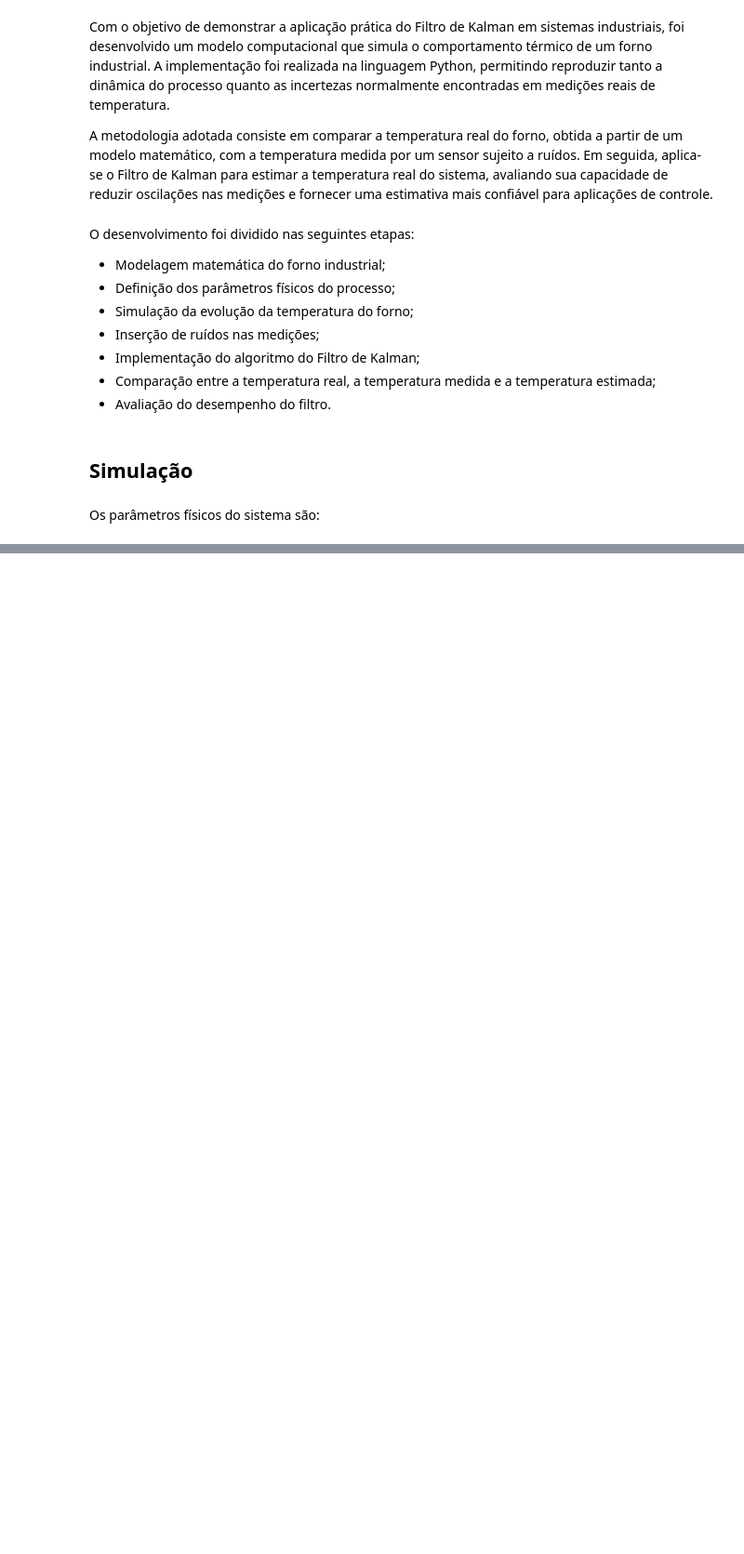
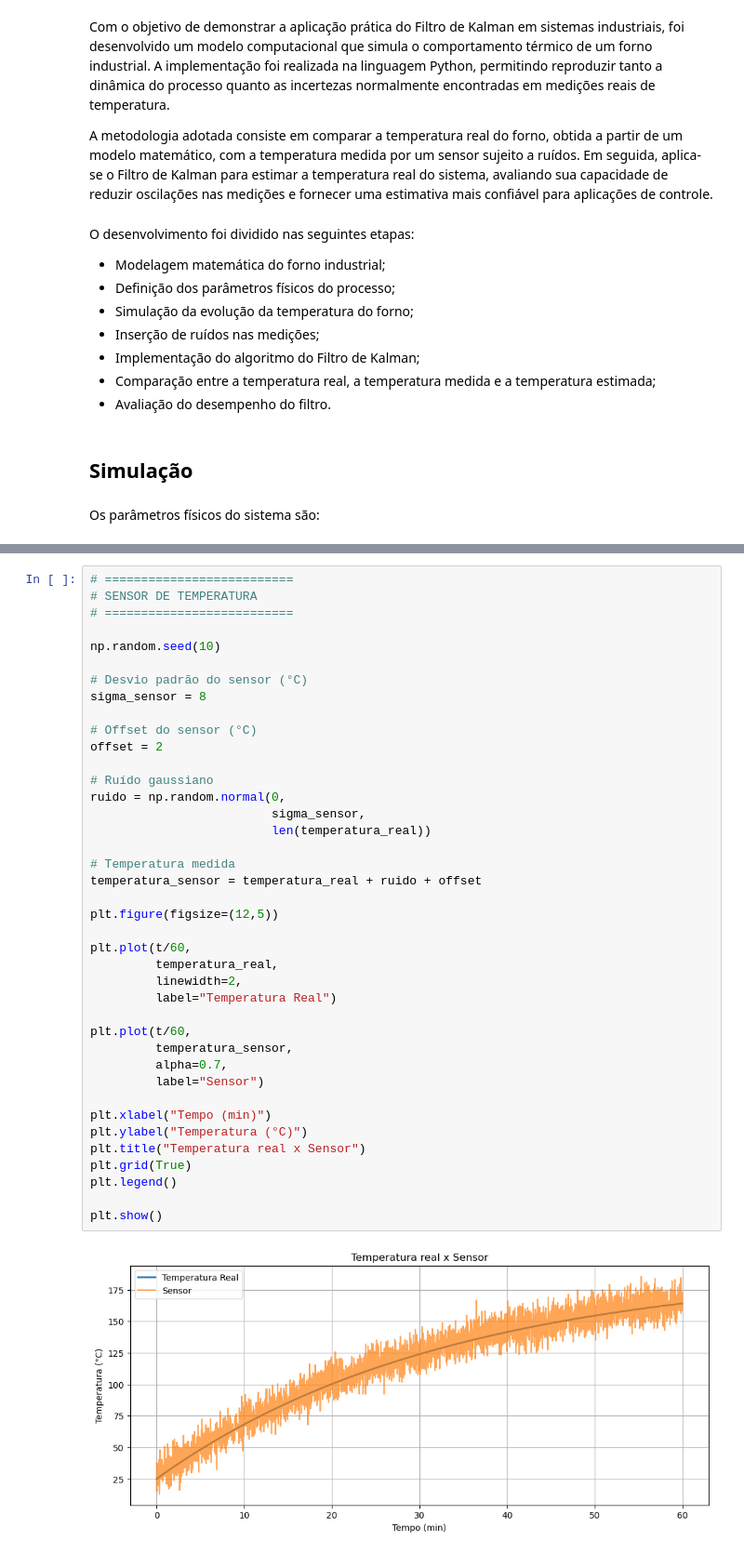
Before and after one commit to lhmarques2002-jpg/Instrumentacao_Industrial, a Jupyter notebook: Filtros_Kalman/Trabalho_FiltrosKalman.ipynb, the cells around one changed output, grey strips where cells are left out. Shown at 93% size. Cells and saved outputs as stored; diff of their text form; blank space fills up the shorter version.

```diff
--- a/Filtros_Kalman/Trabalho_FiltrosKalman.ipynb
+++ b/Filtros_Kalman/Trabalho_FiltrosKalman.ipynb
@@ -176,0 +255,42 @@ Os parâmetros físicos do sistema são:
+# %%
+# ==========================
+# SENSOR DE TEMPERATURA
+# ==========================
+
+np.random.seed(10)
+
+# Desvio padrão do sensor (°C)
+sigma_sensor = 8
+
+# Offset do sensor (°C)
+offset = 2
+
+# Ruído gaussiano
+ruido = np.random.normal(0,
+                         sigma_sensor,
+                         len(temperatura_real))
+
+# Temperatura medida
+temperatura_sensor = temperatura_real + ruido + offset
+
+plt.figure(figsize=(12,5))
+
+plt.plot(t/60,
+         temperatura_real,
+         linewidth=2,
+         label="Temperatura Real")
+
+plt.plot(t/60,
+         temperatura_sensor,
+         alpha=0.7,
+         label="Sensor")
+
+plt.xlabel("Tempo (min)")
+plt.ylabel("Temperatura (°C)")
+plt.title("Temperatura real x Sensor")
+plt.grid(True)
+plt.legend()
+
+plt.show()
+# %% [output]
+[figure, added]
```
Also changed, not shown: parts of 10 cells of this notebook.
